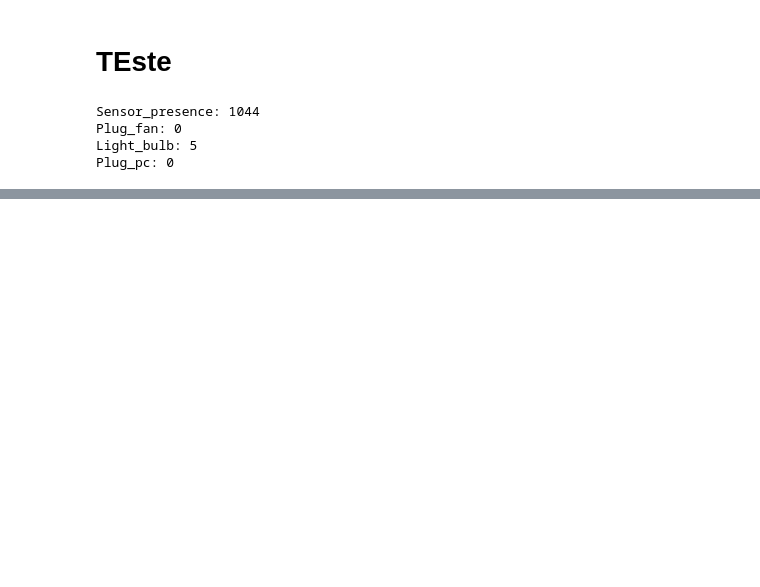
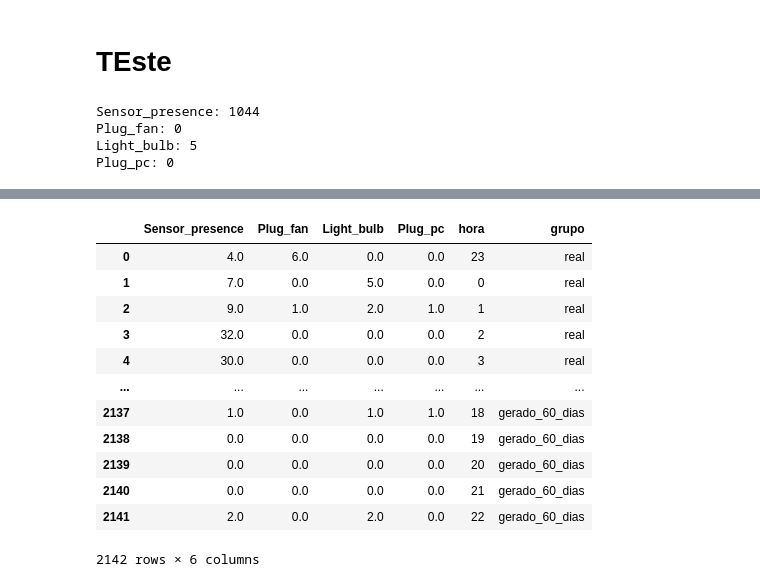
Before and after one commit to hestia-sim/HESTIA-Smart-Home-Simulator, a Jupyter notebook: notebook/validacao.ipynb, the cells around one changed output, grey strips where cells are left out. Saved outputs shown, nothing was run; the diff lists cells and outputs as text; code cells hidden in the pictures; blank space fills up the shorter version.

```diff
--- a/notebook/validacao.ipynb
+++ b/notebook/validacao.ipynb
@@ -295,0 +343,20 @@ graph_gerado = device_change_heatmap_Teste(df_gerado_temp, unique_devices)
+# %%
+teste_kruskal_concatenado = pd.concat([df_real, df_gerado_14d, df_gerado_60d], axis=0, ignore_index=True)
+teste_kruskal_concatenado.drop(['day'], inplace=True, axis=1)
+teste_kruskal_concatenado.rename(columns={'interval': 'hora'}, inplace=True)
+teste_kruskal_concatenado.to_excel('teste_kruskal_concatenado.xlsx', engine='xlsxwriter')
+teste_kruskal_concatenado
+# %% [output]
+|  | Sensor_presence | Plug_fan | Light_bulb | Plug_pc | hora | grupo |
+| 0 | 4.0 | 6.0 | 0.0 | 0.0 | 23 | real |
+| 1 | 7.0 | 0.0 | 5.0 | 0.0 | 0 | real |
+| 2 | 9.0 | 1.0 | 2.0 | 1.0 | 1 | real |
+| 3 | 32.0 | 0.0 | 0.0 | 0.0 | 2 | real |
+| 4 | 30.0 | 0.0 | 0.0 | 0.0 | 3 | real |
+| ... | ... | ... | ... | ... | ... | ... |
+| 2137 | 1.0 | 0.0 | 1.0 | 1.0 | 18 | gerado_60_dias |
+| 2138 | 0.0 | 0.0 | 0.0 | 0.0 | 19 | gerado_60_dias |
+| 2139 | 0.0 | 0.0 | 0.0 | 0.0 | 20 | gerado_60_dias |
+| 2140 | 0.0 | 0.0 | 0.0 | 0.0 | 21 | gerado_60_dias |
+| 2141 | 2.0 | 0.0 | 2.0 | 0.0 | 22 | gerado_60_dias |
+2142 rows × 6 columns
```
Also changed, not shown: parts of 23 cells of this notebook.
